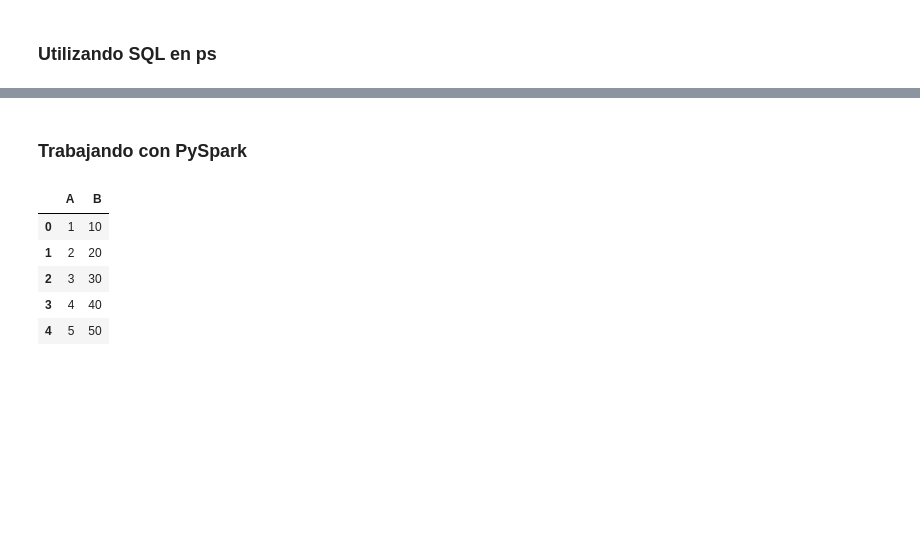
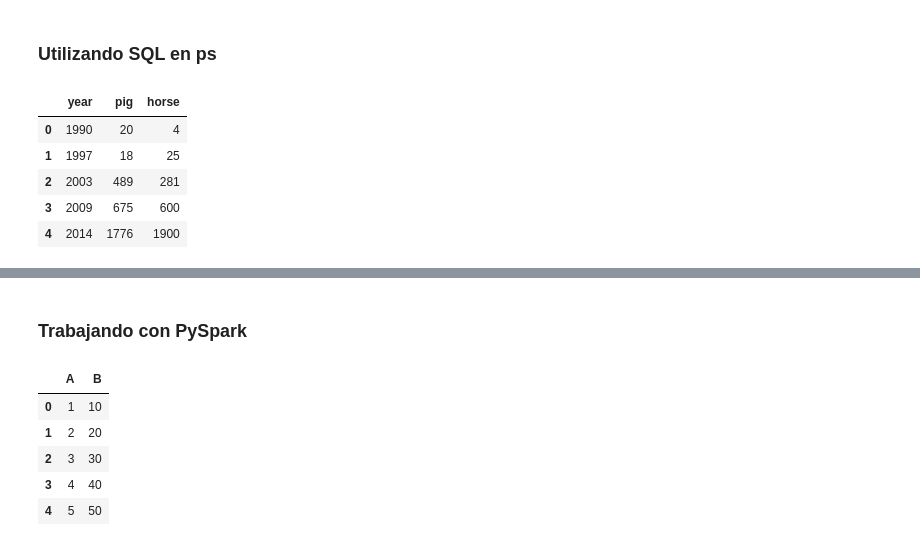
Before and after one commit to GretelFurrer/procesbigdata, a Jupyter notebook: 7. Notebebooks/3. API Pandas/Ejercicio práctico_Pandas.ipynb, the cells around one changed output, grey strips where cells are left out. Saved outputs shown, nothing was run; the diff lists cells and outputs as text; code cells hidden in the pictures; blank space fills up the shorter version.

```diff
--- a/7. Notebebooks/3. API Pandas/Ejercicio práctico_Pandas.ipynb
+++ b/7. Notebebooks/3. API Pandas/Ejercicio práctico_Pandas.ipynb
@@ -139,6 +170,14 @@ kdf = ps.DataFrame({
 # %%
 kdf = ps.DataFrame({'year': [1990, 1997, 2003, 2009, 2014],
                     'pig': [20, 18, 489, 675, 1776],
                     'horse': [4, 25, 281, 600, 1900]})
+kdf
+# %% [output]
+|  | year | pig | horse |
+| 0 | 1990 | 20 | 4 |
+| 1 | 1997 | 18 | 25 |
+| 2 | 2003 | 489 | 281 |
+| 3 | 2009 | 675 | 600 |
+| 4 | 2014 | 1776 | 1900 |
 # %%
 ## Con una consulta SQL selecciona los datos donde pig sea mayor que 100
```
Also changed, not shown: parts of 9 cells of this notebook, 2 other files.
